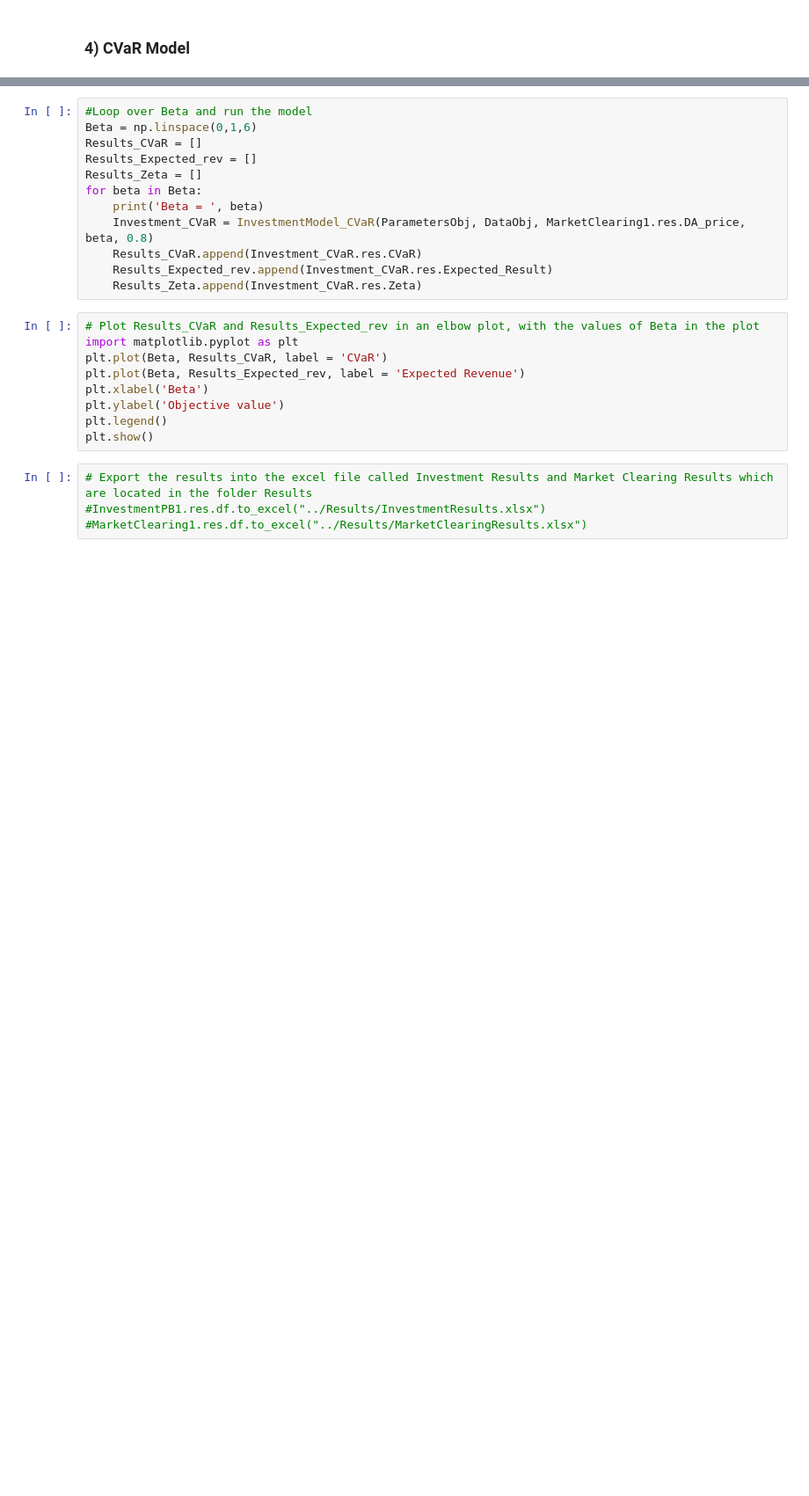
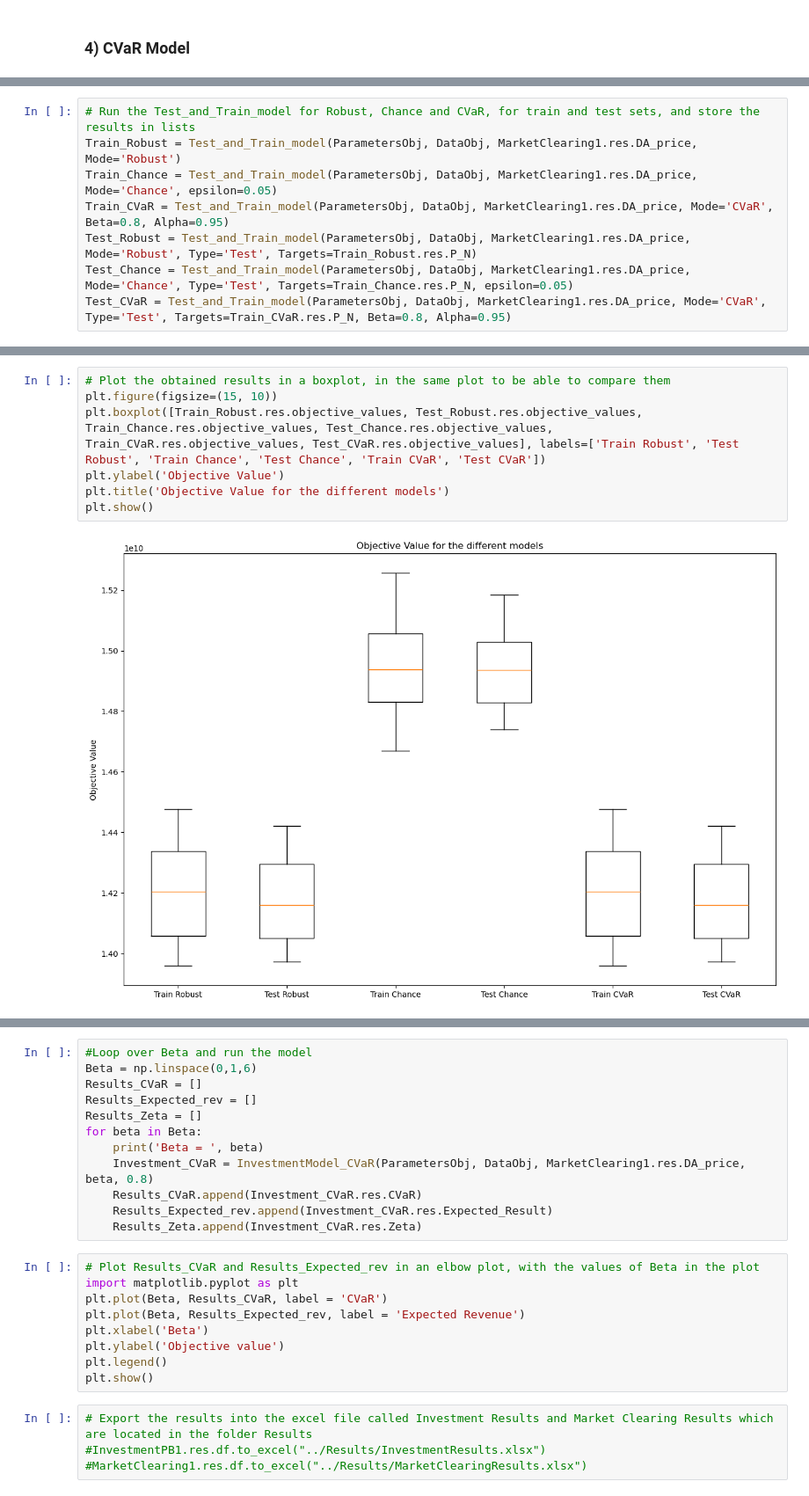
Before and after one commit to bioapfelsaft123/Opti, a Jupyter notebook: AssignmentV2/Main Code/Assignment_Class.ipynb, the cells around one changed output, grey strips where cells are left out. Shown: that part at 88% size. Cells and saved outputs as stored; diff of their text form; blank space fills up the shorter version.

```diff
--- a/AssignmentV2/Main Code/Assignment_Class.ipynb
+++ b/AssignmentV2/Main Code/Assignment_Class.ipynb
@@ -470,0 +615,8 @@ Eta:  [0. 0. 0. 0.]
+# %%
+# Run the Test_and_Train_model for Robust, Chance and CVaR, for train and test sets, and store the results in lists
+Train_Robust = Test_and_Train_model(ParametersObj, DataObj, MarketClearing1.res.DA_price, Mode='Robust')
+Train_Chance = Test_and_Train_model(ParametersObj, DataObj, MarketClearing1.res.DA_price, Mode='Chance', epsilon=0.05)
+Train_CVaR = Test_and_Train_model(ParametersObj, DataObj, MarketClearing1.res.DA_price, Mode='CVaR', Beta=0.8, Alpha=0.95)
+Test_Robust = Test_and_Train_model(ParametersObj, DataObj, MarketClearing1.res.DA_price, Mode='Robust', Type='Test', Targets=Train_Robust.res.P_N)
+Test_Chance = Test_and_Train_model(ParametersObj, DataObj, MarketClearing1.res.DA_price, Mode='Chance', Type='Test', Targets=Train_Chance.res.P_N, epsilon=0.05)
+Test_CVaR = Test_and_Train_model(ParametersObj, DataObj, MarketClearing1.res.DA_price, Mode='CVaR', Type='Test', Targets=Train_CVaR.res.P_N, Beta=0.8, Alpha=0.95)
@@ -470,0 +641,9 @@ Eta:  [0. 0. 0. 0.]
+# %%
+# Plot the obtained results in a boxplot, in the same plot to be able to compare them
+plt.figure(figsize=(15, 10))
+plt.boxplot([Train_Robust.res.objective_values, Test_Robust.res.objective_values, Train_Chance.res.objective_values, Test_Chance.res.objective_values, Train_CVaR.res.objective_values, Test_CVaR.res.objective_values], labels=['Train Robust', 'Test Robust', 'Train Chance', 'Test Chance', 'Train CVaR', 'Test CVaR'])
+plt.ylabel('Objective Value')
+plt.title('Objective Value for the different models')
+plt.show()
+# %% [output]
+[figure, added]
```
Also changed, not shown: parts of 19 cells of this notebook, 14 other files.
